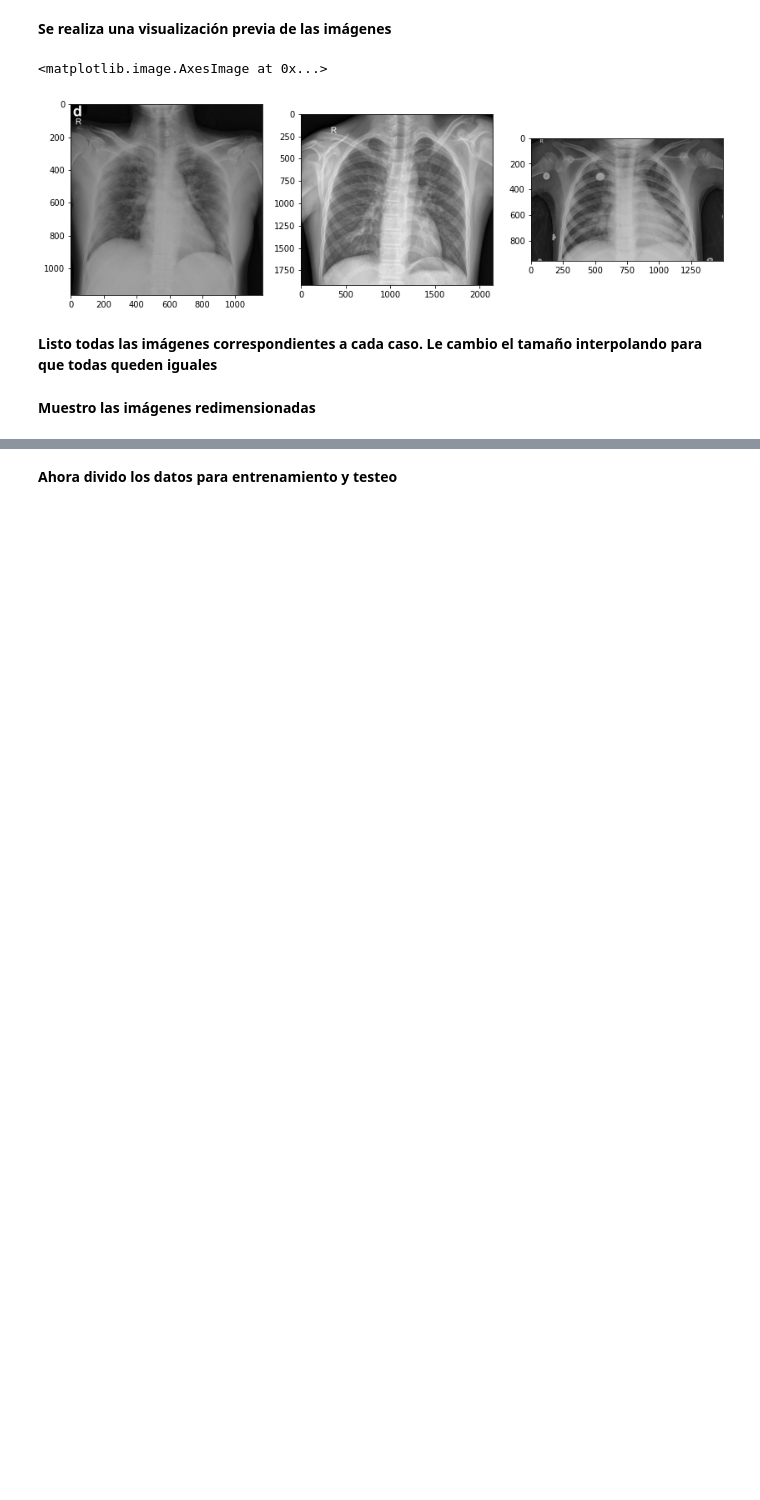
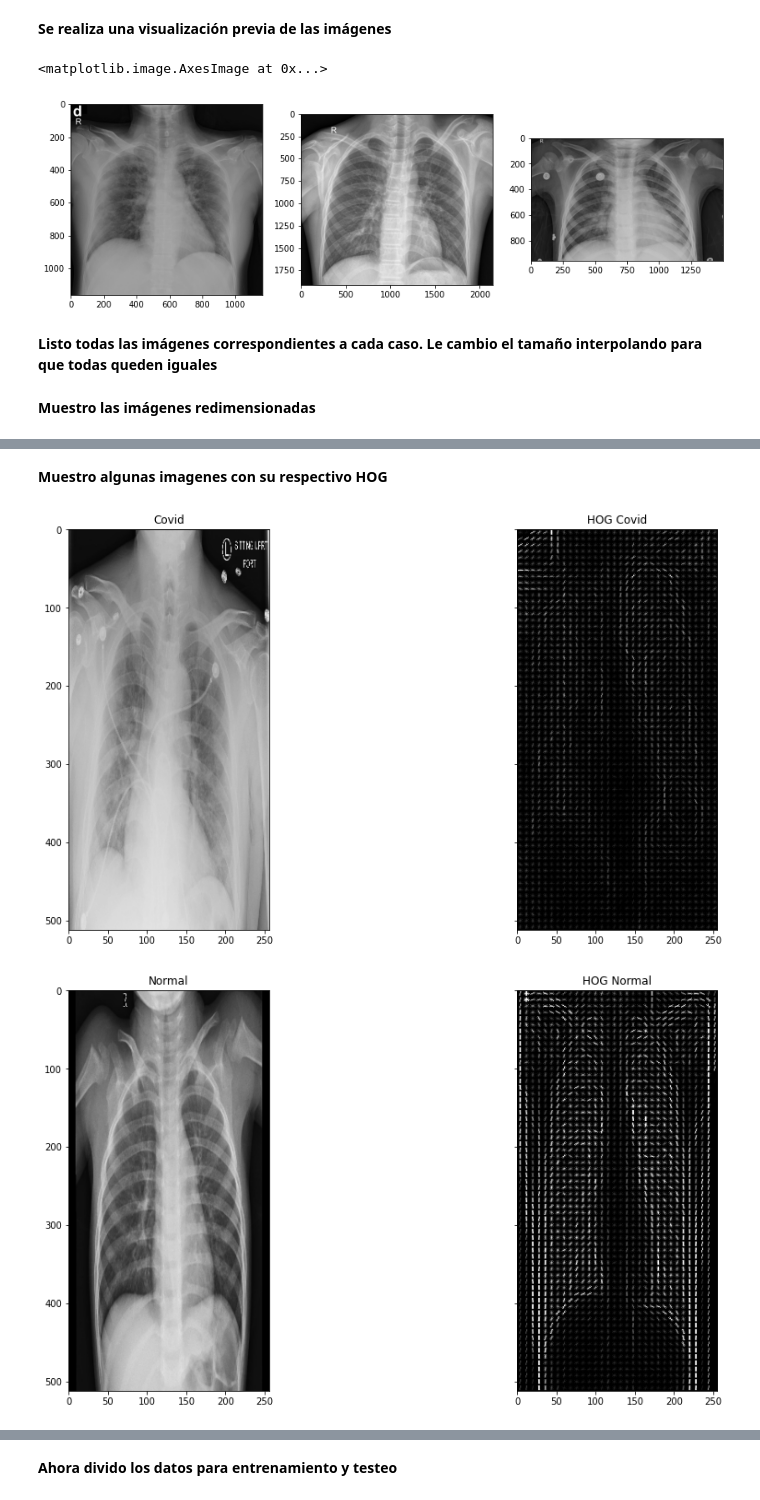
Before and after one commit to RicardoMenna/MachineLearningTP4, a Jupyter notebook: TPN°4_Covid_19_Detection.ipynb, the cells around one changed output, grey strips where cells are left out. Cells and saved outputs as stored; diff of their text form; code cells hidden in the pictures; blank space fills up the shorter version.

```diff
--- a/TPN°4_Covid_19_Detection.ipynb
+++ b/TPN°4_Covid_19_Detection.ipynb
@@ -110,0 +137,38 @@ plt.imshow(lis_pneumonia_res[35],cmap='gray')
+# %% [markdown]
+**Muestro algunas imagenes con su respectivo HOG**
+# %%
+fig, (ax1, ax2) = plt.subplots(1, 2, figsize=(16, 8), sharex=True, sharey=True)
+
+ax1.imshow(lis_covid_res[158], cmap=plt.cm.gray)
+ax1.set_title('Covid')
+
+# Cambiar la escala del histograma para una mejor visualización
+hog_image_rescaled = exposure.rescale_intensity(images_covid [10], in_range=(0, 10))
+
+ax2.imshow(hog_image_rescaled, cmap=plt.cm.gray)
+ax2.set_title('HOG Covid')
+
+fig, (ax3, ax4) = plt.subplots(1, 2, figsize=(16, 8), sharex=True, sharey=True)
+ax3.imshow(lis_normal_res[120], cmap=plt.cm.gray)
+ax3.set_title('Normal')
+
+# Cambiar la escala del histograma para una mejor visualización
+hog_image_rescaled = exposure.rescale_intensity(images_normal[10], in_range=(0, 10))
+
+ax4.imshow(hog_image_rescaled, cmap=plt.cm.gray)
+ax4.set_title('HOG Normal')
+
+fig, (ax5, ax6) = plt.subplots(1, 2, figsize=(16, 8), sharex=True, sharey=True)
+ax5.imshow(lis_pneumonia_res[64], cmap=plt.cm.gray)
+ax5.set_title('Neumonia')
+
+# Cambiar la escala del histograma para una mejor visualización
+hog_image_rescaled = exposure.rescale_intensity(images_pneumonia[35], in_range=(0, 10))
+
+ax6.imshow(hog_image_rescaled, cmap=plt.cm.gray)
+ax6.set_title('HOG Neumonia')
+
+plt.show()
+# %% [output]
+[figure, added]
+[figure, added]
```
Also changed, not shown: parts of 22 cells of this notebook.
